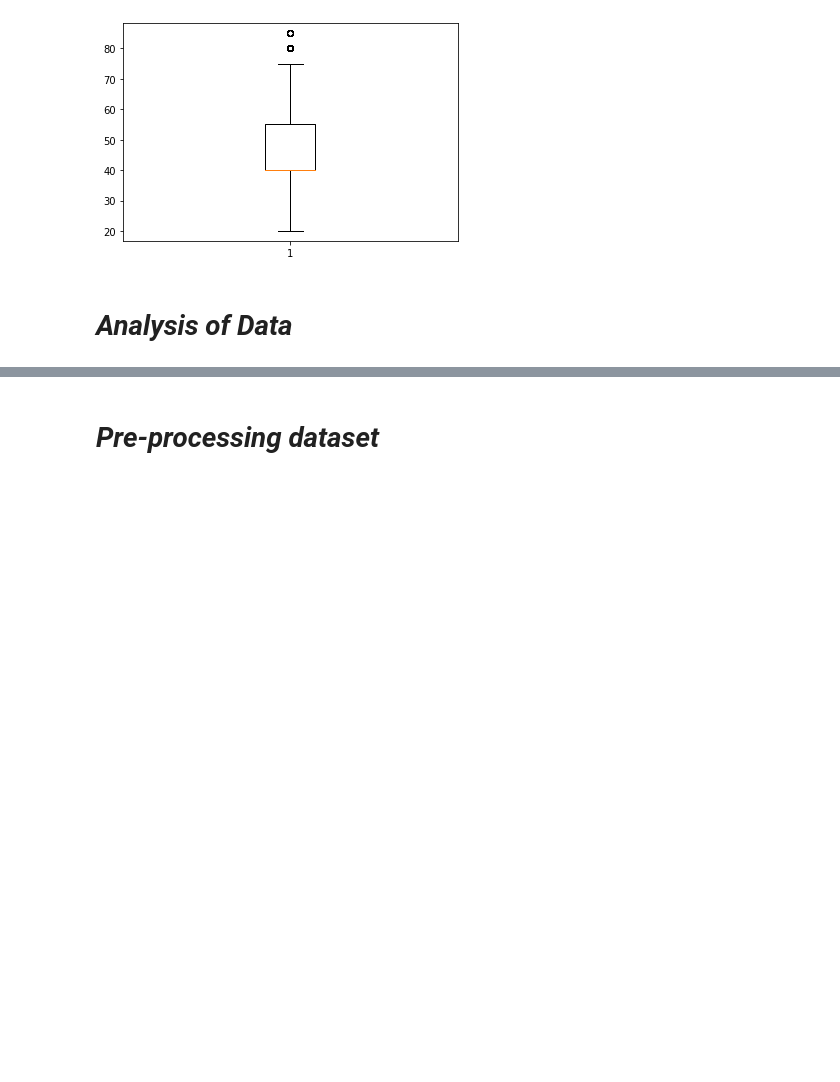
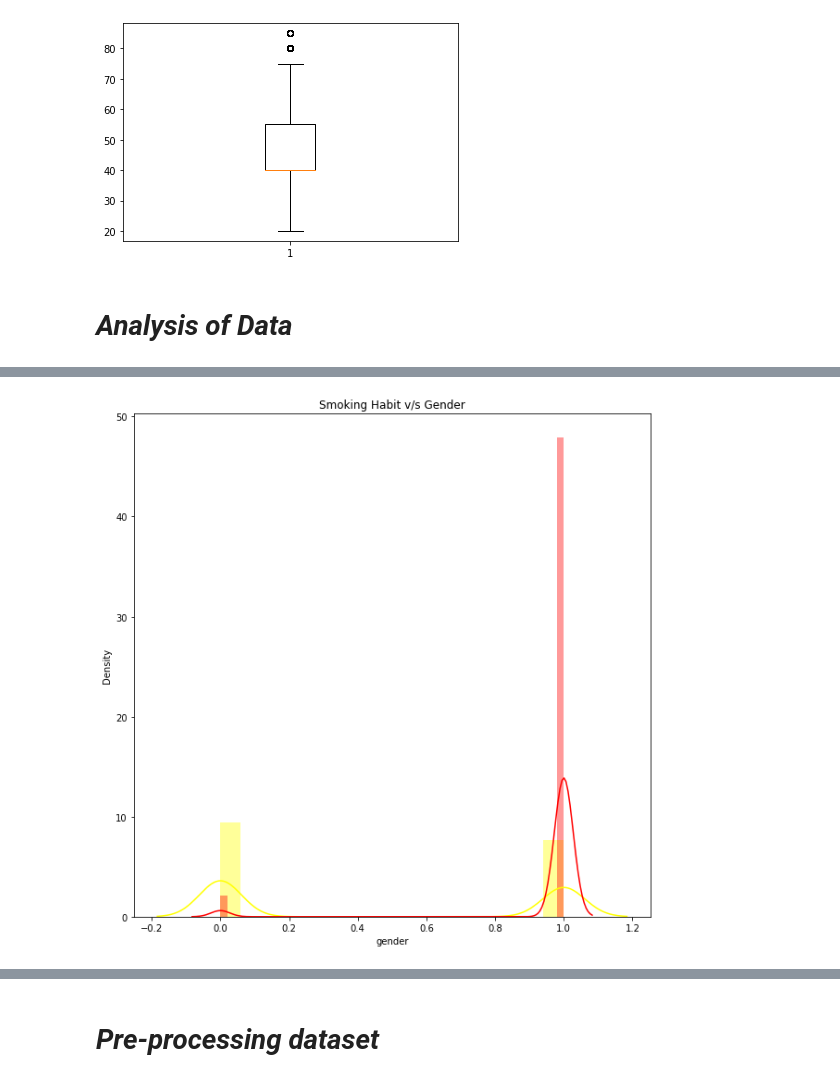
Before and after one commit to NiroginiJanstin/ML_Assignment2_IT18412994_IT18218336_IT18216592, a Jupyter notebook: Smoking_Status_Prediction_Model.ipynb, the cells around one changed output, grey strips where cells are left out. Saved outputs shown, nothing was run; the diff lists cells and outputs as text; code cells hidden in the pictures; blank space fills up the shorter version.

```diff
--- a/Smoking_Status_Prediction_Model.ipynb
+++ b/Smoking_Status_Prediction_Model.ipynb
@@ -183,0 +213,8 @@ plt.show()
+# %%
+plt.figure(figsize=(10,10))
+sns.distplot(data[data['smoking'] == 0]["gender"], color='yellow',kde=True,)
+sns.distplot(data[data['smoking'] == 1]["gender"], color='red',kde=True)
+plt.title('Smoking Habit v/s Gender')
+plt.show()
+# %% [output]
+[figure, added]
```
Also changed, not shown: parts of 5 cells of this notebook.
